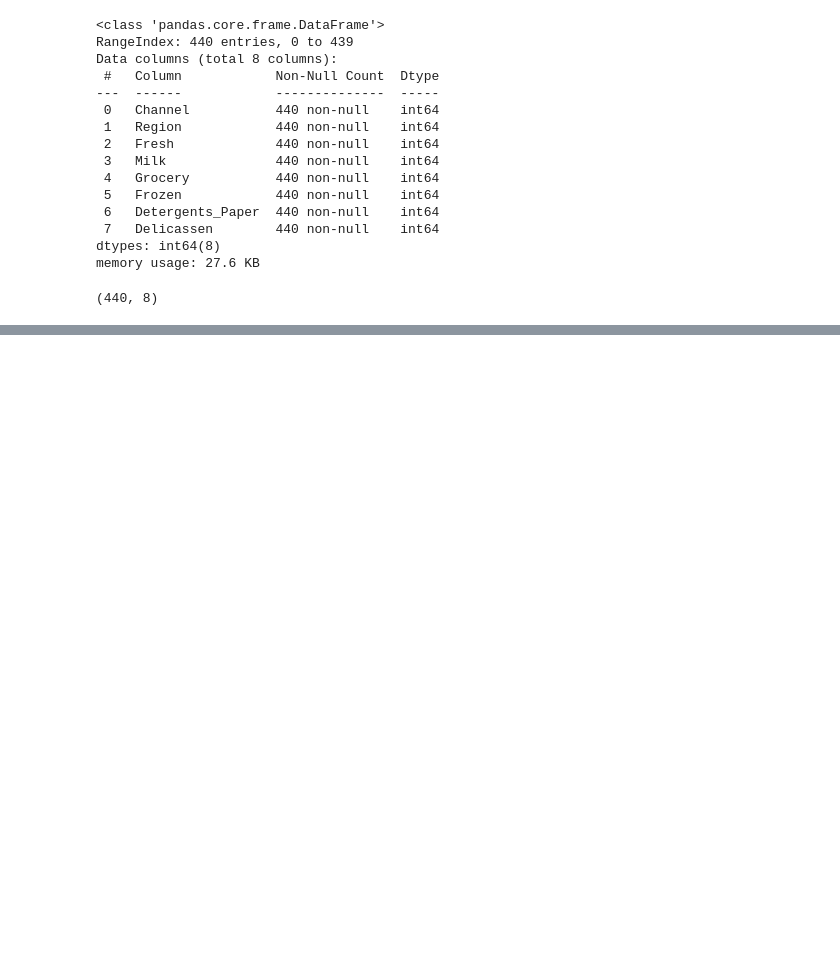
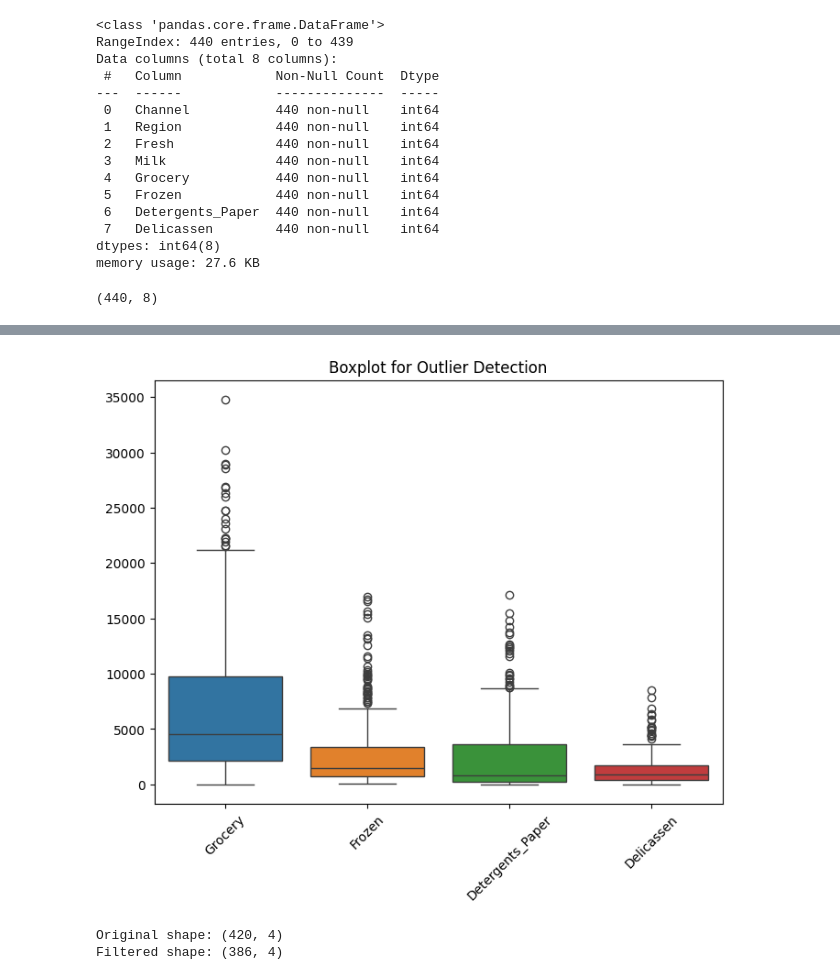
Before and after one commit to SobiaNoorAI/Wholesale-Customer-Segmentation-and-Spending-Behavior-Analysis-By-ML, a Jupyter notebook: K_Means_Clustering_Wholesale_Customers.ipynb, the cells around one changed output, grey strips where cells are left out. Saved outputs shown, nothing was run; the diff lists cells and outputs as text; code cells hidden in the pictures; blank space fills up the shorter version.

Commit message:
Treat Outliers by Z Scores

```diff
--- a/K_Means_Clustering_Wholesale_Customers.ipynb
+++ b/K_Means_Clustering_Wholesale_Customers.ipynb
@@ -62,0 +86,4 @@ Wholesale_df.shape
+# %%
+# Drop the first two columns as these are unnecessary
+Wholesale_df = Wholesale_df.iloc[:, 2:]
+Wholesale_df.head()
@@ -62,0 +97,22 @@ Wholesale_df.shape
+# %%
+# Detect and Handle Outliers using Boxplot
+plt.figure(figsize=(8, 6))
+sns.boxplot(data=Wholesale_df)
+plt.xticks(rotation=45)
+plt.title("Boxplot for Outlier Detection")
+plt.show()
+# %% [output]
+[figure, added]
+# %%
+# Calculate z-scores for each value
+z = np.abs((Wholesale_df - Wholesale_df.mean()) / Wholesale_df.std())
+
+# Filter out values with z-score > 3
+Wholesale_df_filtered = Wholesale_df[(z < 3).all(axis=1)]
+
+# Print the shape of the original and filtered dataset
+print("Original shape:", Wholesale_df.shape)
+print("Filtered shape:", Wholesale_df_filtered.shape)
+# %% [output]
+Original shape: (420, 4)
+Filtered shape: (386, 4)
```
Also changed, not shown: parts of 5 cells of this notebook.
